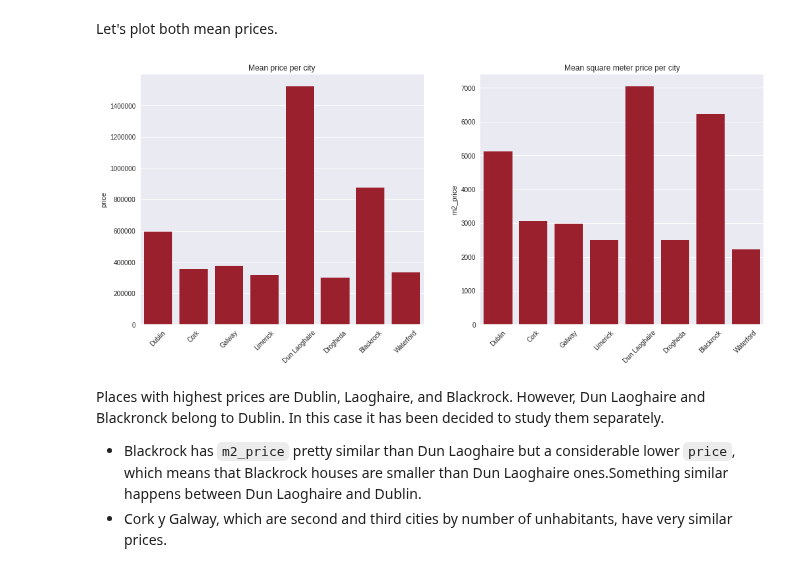
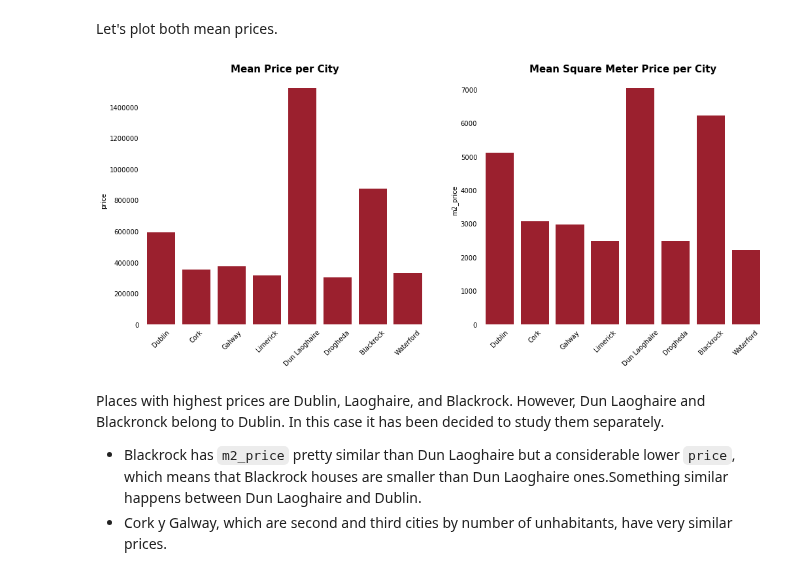
Before and after one commit to javiicc/Identifying_Potential_Investment_Opportunities_In_The_Irish_Real_Estate_Market_Using_MachineLearning, a Jupyter notebook: investment-opportunities/notebooks/Data_Analysis.ipynb, the cells around one changed output. Cells and saved outputs as stored; diff of their text form; code cells hidden in the pictures.

```diff
--- a/investment-opportunities/notebooks/Data_Analysis.ipynb
+++ b/investment-opportunities/notebooks/Data_Analysis.ipynb
@@ -37,7 +37,7 @@ from sklearn.preprocessing import (StandardScaler, OneHotEncoder,
 # %%
 pd.set_option('display.max_rows', None)
 pd.set_option('display.max_columns', None)
-plt.style.use('seaborn')
+#plt.style.use('seaborn')
 
 pd.set_option('display.float_format', lambda x: '%.2f' % x)
 # %%
@@ -199,0 +198,16 @@ ax.tick_params(bottom=False, left=False)
+# %%
+# Filter by cities whose frequency is greater than or equal to 50
+freq_50 = freq[freq.freq_abs >= 100].copy()
+
+fig, ax = plt.subplots(figsize=(8,6))
+
+ax.barh(freq_50.index, freq_50.freq_rel, color='#b00b1e')
+
+ax.set_title('Number of Advertisements per Town', weight='bold', size=15)
+ax.set_xlabel('Advertisements in %')
+
+for location in ['left', 'bottom', 'right', 'top']:
+    ax.spines[location].set_visible(False)
+
+#ax.set_yticks([])
+ax.tick_params(bottom=False, left=False)
@@ -231,33 +247,32 @@ Let's plot both mean prices.
 # %%
 fig, axs = plt.subplots(1, 2, figsize=(17, 7))
 
-axs = sns.barplot(x=mean_price_per_city.price.index,
-                  y=mean_price_per_city.price,
+axs = sns.barplot(mean_price_per_city.price.index,
+                  mean_price_per_city.price,
                   ax=axs[0], color='#b00b1e')
-axs.set_title('Mean price per city')
+axs.set_title('Mean Price per City', weight='bold', size=15)
 axs.ticklabel_format(style='plain', axis='y')
 axs.set_xticklabels(mean_price_per_city.price.index,
                     rotation=45)
-
 for location in ['left', 'bottom', 'right', 'top']:
     axs.spines[location].set_visible(False)
 
 axs.tick_params(bottom=False, left=False);
 
 
 axs = sns.barplot(x=mean_price_per_city.m2_price.index,
                   y=mean_price_per_city.m2_price,
                   color='#b00b1e')
-axs.set_title('Mean square meter price per city')
+axs.set_title('Mean Square Meter Price per City', weight='bold', size=15)
 axs.ticklabel_format(style='plain', axis='y')
 axs.set_xticklabels(mean_price_per_city.m2_price.index,
                     rotation=45)
 for location in ['left', 'bottom', 'right', 'top']:
     axs.spines[location].set_visible(False)
 
 axs.tick_params(bottom=False, left=False);
 # %% [output]
-[figure, old version]
+[figure, new version]
 # %% [markdown]
 Places with highest prices are Dublin, Laoghaire, and Blackrock. However, Dun Laoghaire and Blackronck belong to Dublin. In this case it has been decided to study them separately.
 
```
Also changed, not shown: parts of 4 cells of this notebook, 2 other files.
